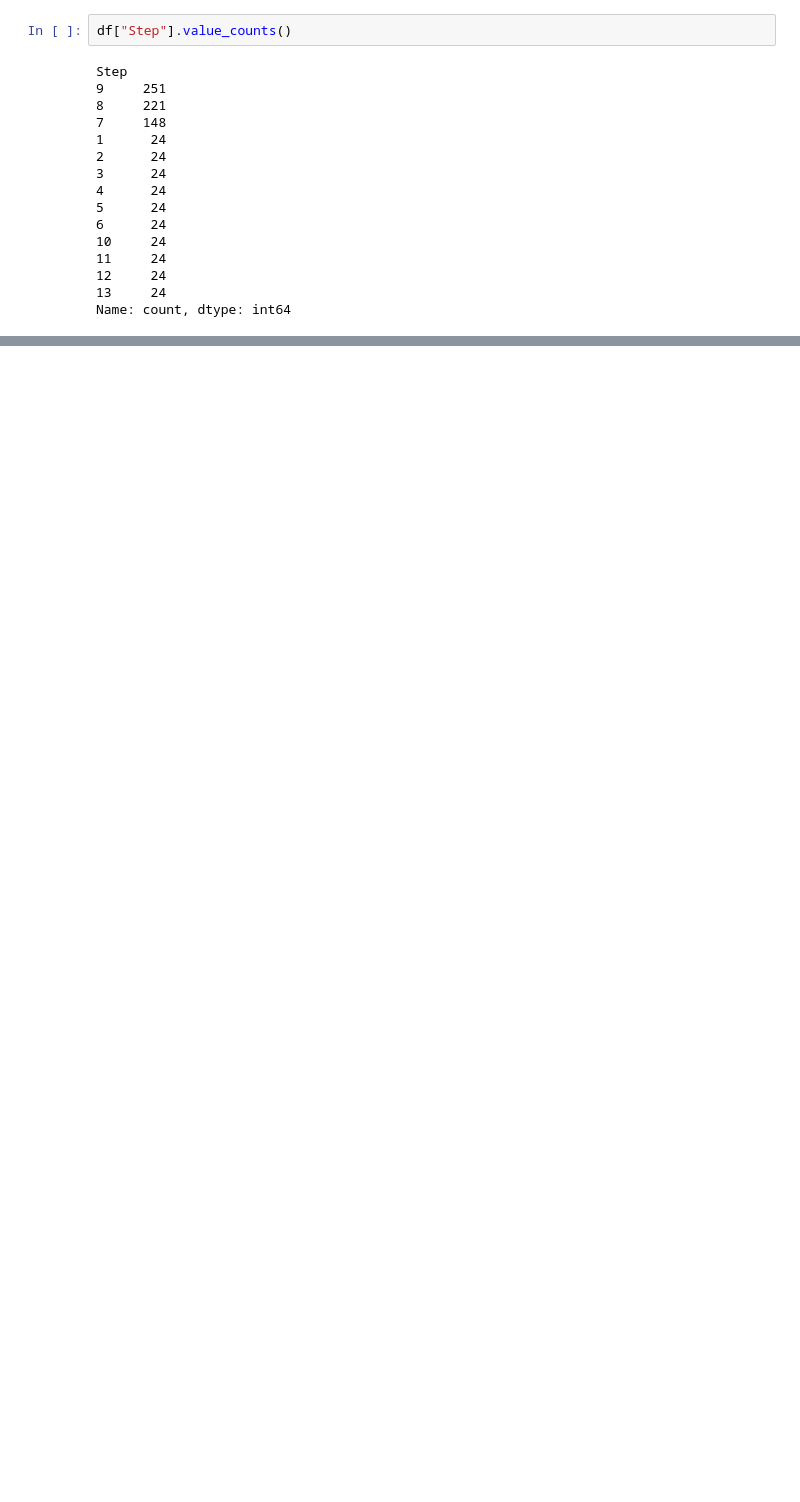
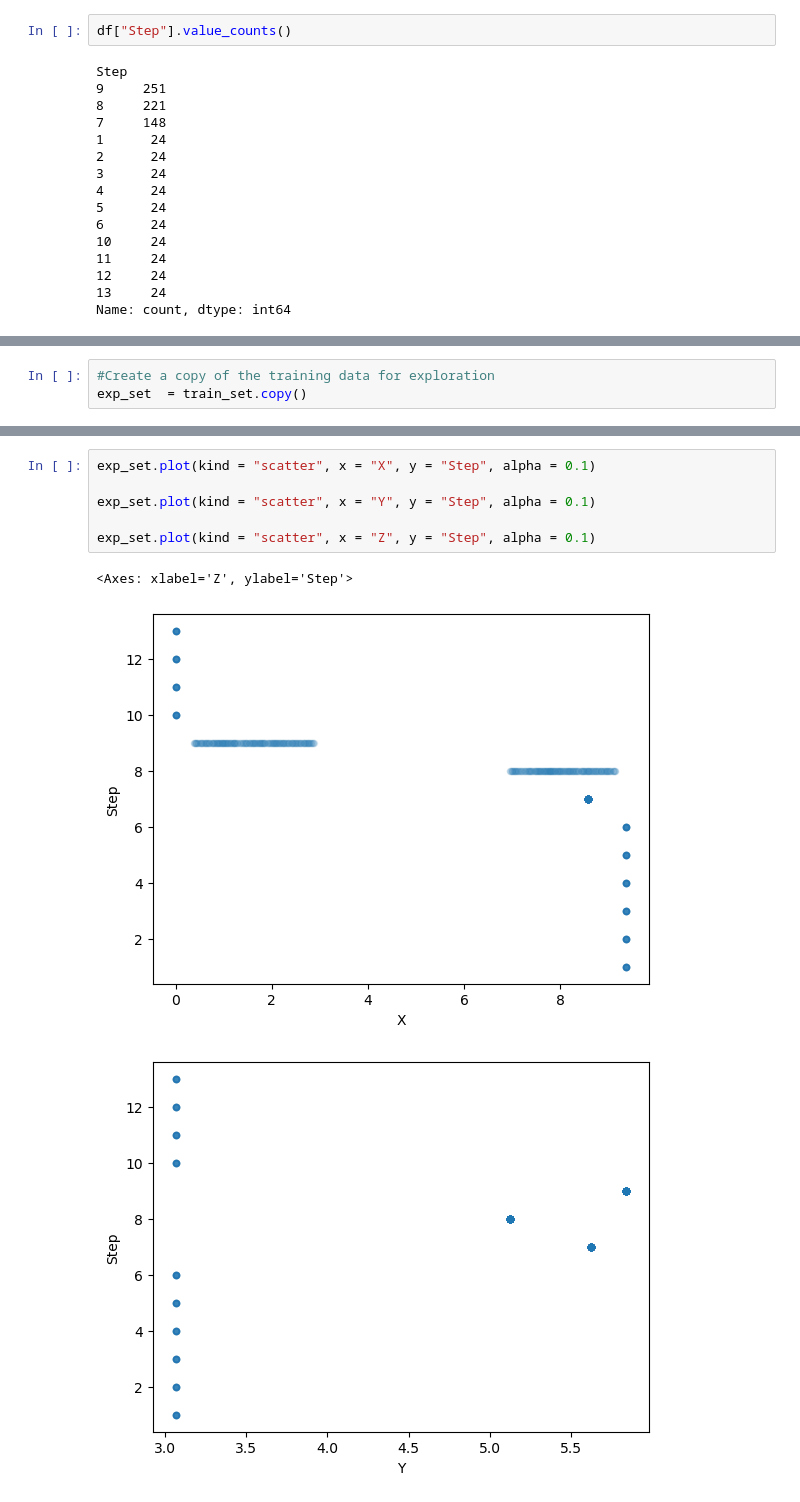
Before and after one commit to CaptainAhad/Project-1, a Jupyter notebook: Project 1.ipynb, the cells around one changed output, grey strips where cells are left out. Cells and saved outputs as stored; diff of their text form; blank space fills up the shorter version.

```diff
--- a/Project 1.ipynb
+++ b/Project 1.ipynb
@@ -86,0 +84,3 @@ Name: count, dtype: int64
+# %%
+#Create a copy of the training data for exploration
+exp_set  = train_set.copy()
@@ -86,0 +124,10 @@ Name: count, dtype: int64
+# %%
+exp_set.plot(kind = "scatter", x = "X", y = "Step", alpha = 0.1)
+
+exp_set.plot(kind = "scatter", x = "Y", y = "Step", alpha = 0.1)
+
+exp_set.plot(kind = "scatter", x = "Z", y = "Step", alpha = 0.1)
+# %% [output]
+<Axes: xlabel='Z', ylabel='Step'>
+[figure, added]
+[figure, added]
```
Also changed, not shown: parts of 25 cells of this notebook, 1 other file.
